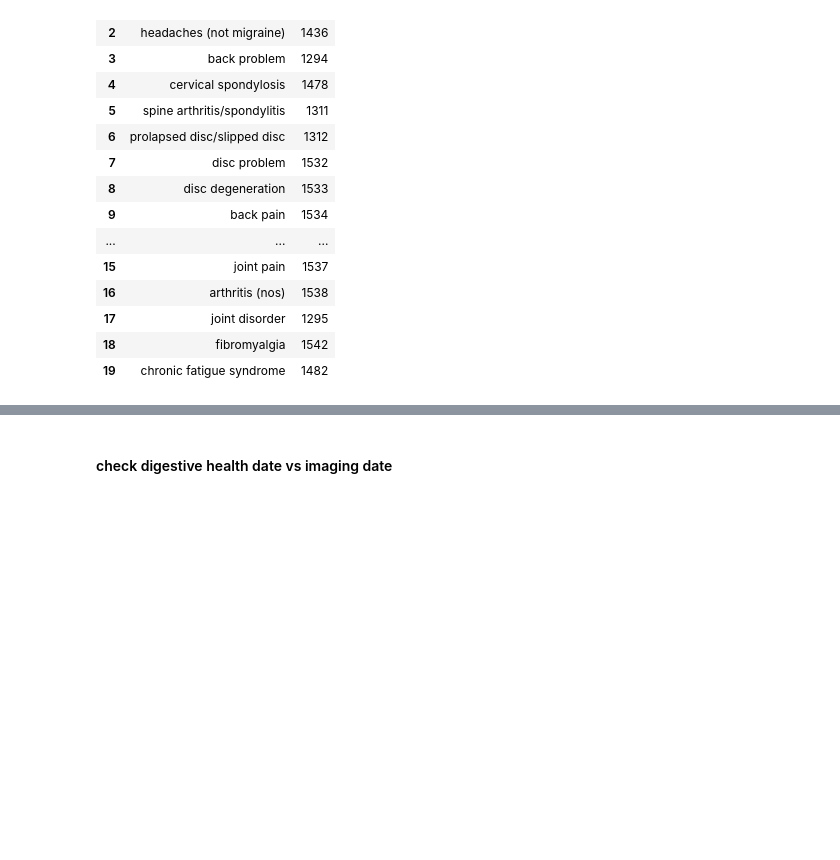
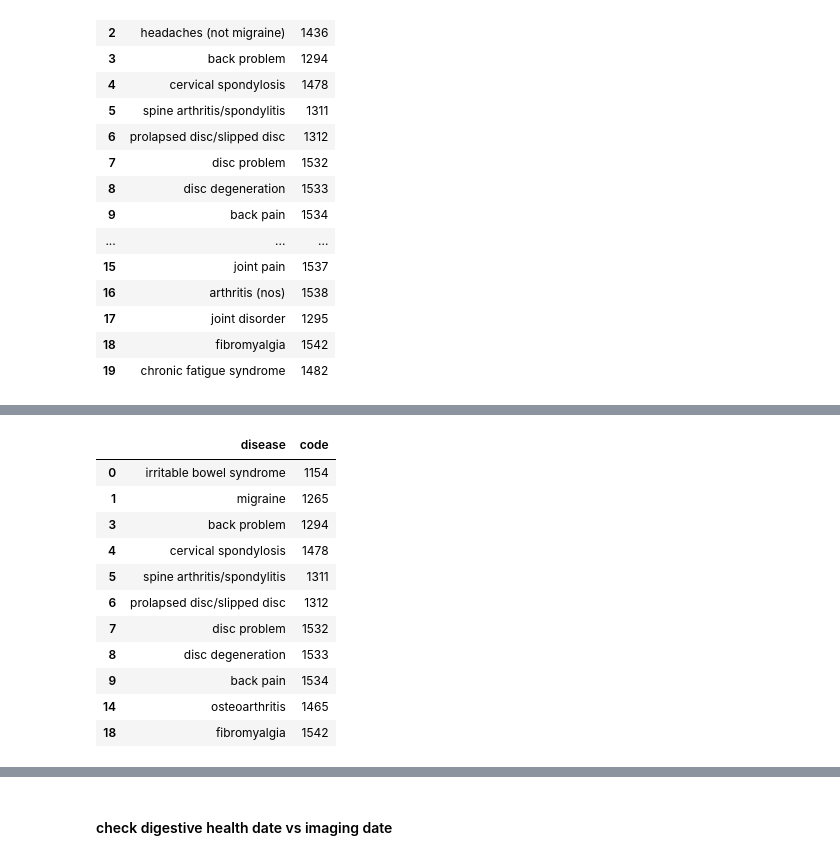
Before and after one commit to syzhang/bbk_pain, a Jupyter notebook: test_data.ipynb, the cells around one changed output, grey strips where cells are left out. Drawn from its saved outputs; the diff is of its cells as text; code cells hidden in the pictures; blank space fills up the shorter version.

```diff
--- a/test_data.ipynb
+++ b/test_data.ipynb
@@ -337,0 +357,21 @@ for i, r in df_disease.iterrows():
+# %%
+df_disease_mod = df_disease
+# %%
+# remove headache,ankylosing spondylitis,psoriatic arthropathy,rheumatoid arthritis,synovitis,joint pain,
+# arthritis (nos),joint disorder,chronic fatigue syndrome
+df_disease_mod.drop([2,10,11,12,13,15,16,17,19], axis=0, inplace=True)
+# %%
+df_disease_mod
+# %% [output]
+|  | disease | code |
+| 0 | irritable bowel syndrome | 1154 |
+| 1 | migraine | 1265 |
+| 3 | back problem | 1294 |
+| 4 | cervical spondylosis | 1478 |
+| 5 | spine arthritis/spondylitis | 1311 |
+| 6 | prolapsed disc/slipped disc | 1312 |
+| 7 | disc problem | 1532 |
+| 8 | disc degeneration | 1533 |
+| 9 | back pain | 1534 |
+| 14 | osteoarthritis | 1465 |
+| 18 | fibromyalgia | 1542 |
```
Also changed, not shown: parts of 22 cells of this notebook, 3 other files.
